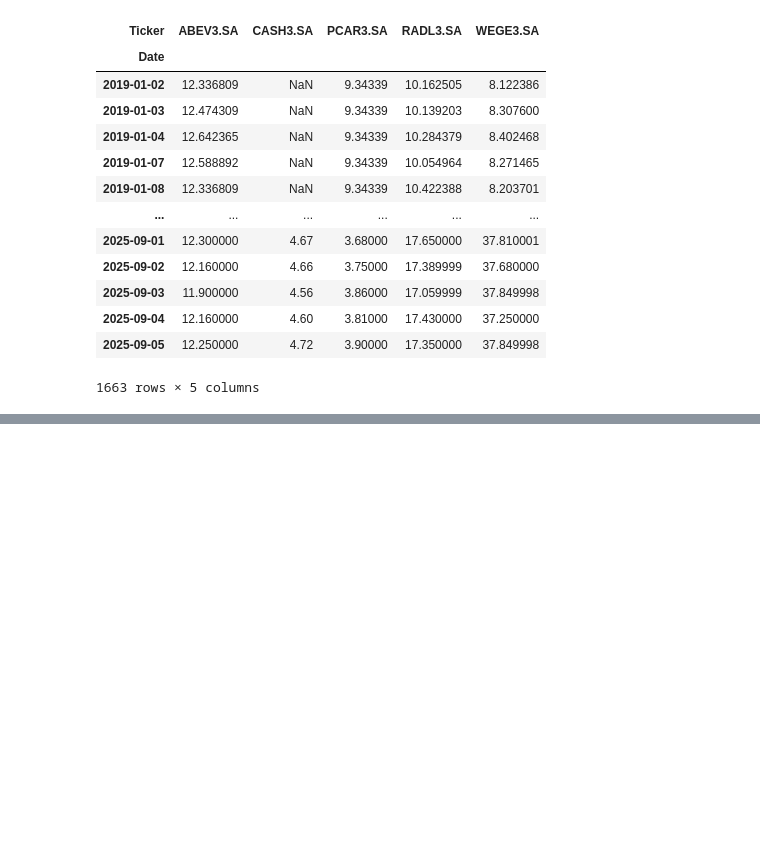
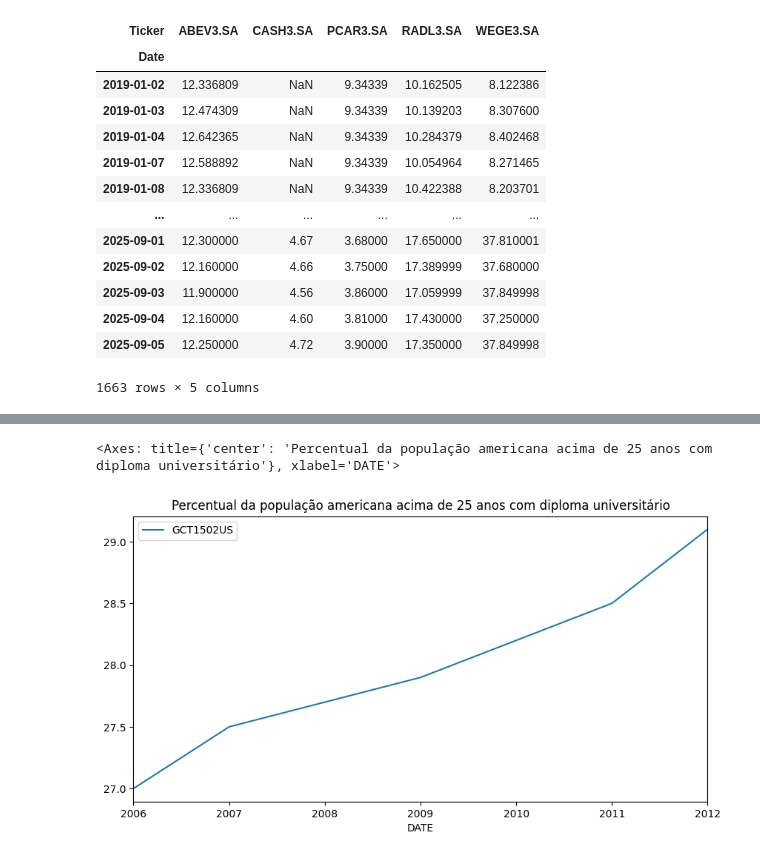
Before and after one commit to Jgonsan/Python, a Jupyter notebook: Pandas.ipynb, the cells around one changed output, grey strips where cells are left out. Cells and saved outputs as stored; diff of their text form; code cells hidden in the pictures; blank space fills up the shorter version.

```diff
--- a/Pandas.ipynb
+++ b/Pandas.ipynb
@@ -1566,0 +1590,12 @@ dados["Adj Close"]
+# %%
+#Percentual da população americana acima de 25 anos com diploma universitário
+dado = 'GCT1502US'
+
+inicio = '1910-12-31'
+final = datetime.now()
+dado_fred = pdr.get_data_fred(dado, start=inicio, end=final)
+dado_fred
+dado_fred.plot(title='Percentual da população americana acima de 25 anos com diploma universitário', figsize=(10,5))
+# %% [output]
+<Axes: title={'center': 'Percentual da população americana acima de 25 anos com diploma universitário'}, xlabel='DATE'>
+[figure, added]
```
Also changed, not shown: parts of 50 cells of this notebook.
